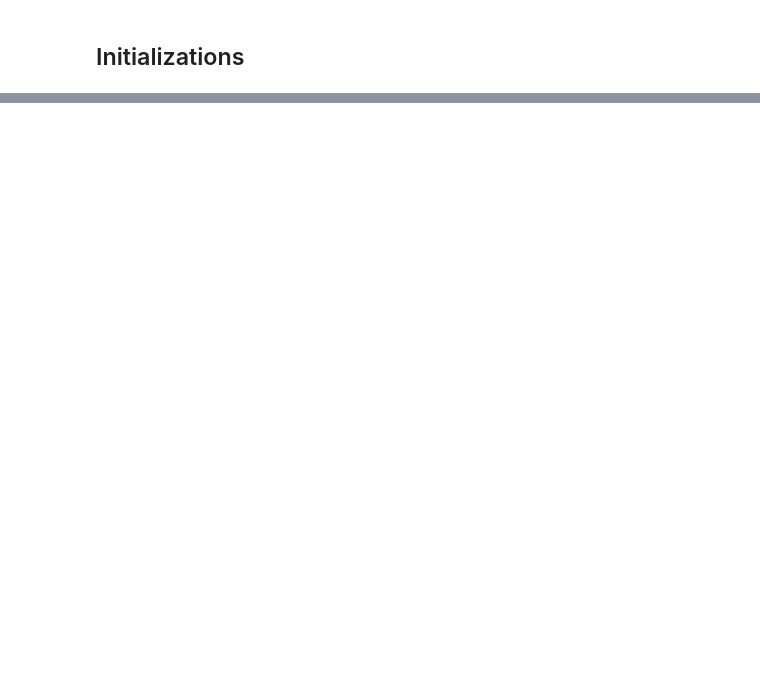
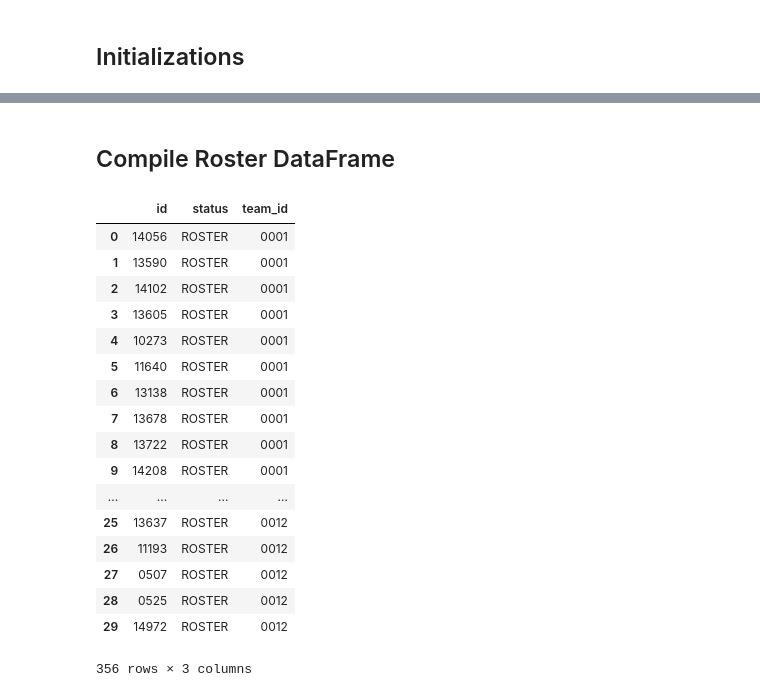
Before and after one commit to mmpatterson/Go-Bills, a Jupyter notebook: ipynb_files/api_connection.ipynb, the cells around one changed output, grey strips where cells are left out. Drawn from its saved outputs; the diff is of its cells as text; code cells hidden in the pictures; blank space fills up the shorter version.

```diff
--- a/ipynb_files/api_connection.ipynb
+++ b/ipynb_files/api_connection.ipynb
@@ -22,2 +23,15 @@ SyntaxError: invalid syntax (<ipython-input-14-54799eb50fa5>, line 2)
+# %%
+full_url = url + '/' + year + '/' + impexp
+# %%
+params = {
+#     'USERNAME': username,
+#     'PASSWORD': password,
+    'L': league_id,
+    'TYPE':rosters,
+    'JSON':1
+#     'FRANCHISE_ID': franchise_id
+
+}
 # %%
-requests.get(f'https://api.myfantasyleague.com/2020/login?USERNAME={username}&PASSWORD={password}&XML=1').json()
+# requests.get(f'https://api.myfantasyleague.com/2020/login?USERNAME={username}&PASSWORD={password}&XML=1').json()
+request = requests.get(full_url, params = params)
@@ -41,0 +38,6 @@ JSONDecodeError: Expecting value: line 1 column 1 (char 0)
+# %%
+request.json()
+
+
+team_rosters = request.json()['rosters']['franchise']
+team_rosters
@@ -41,0 +62,29 @@ JSONDecodeError: Expecting value: line 1 column 1 (char 0)
+# %% [markdown]
+## Compile Roster DataFrame
+# %%
+roster_df = pd.DataFrame()
+for team in team_rosters:
+    team_id = team['id']
+    team_df = pd.DataFrame(team['player'])
+    team_df['team_id'] = team_id
+    roster_df = roster_df.append(team_df)
+roster_df
+# %% [output]
+|  | id | status | team_id |
+| 0 | 14056 | ROSTER | 0001 |
+| 1 | 13590 | ROSTER | 0001 |
+| 2 | 14102 | ROSTER | 0001 |
+| 3 | 13605 | ROSTER | 0001 |
+| 4 | 10273 | ROSTER | 0001 |
+| 5 | 11640 | ROSTER | 0001 |
+| 6 | 13138 | ROSTER | 0001 |
+| 7 | 13678 | ROSTER | 0001 |
+| 8 | 13722 | ROSTER | 0001 |
+| 9 | 14208 | ROSTER | 0001 |
+| ... | ... | ... | ... |
+| 25 | 13637 | ROSTER | 0012 |
+| 26 | 11193 | ROSTER | 0012 |
+| 27 | 0507 | ROSTER | 0012 |
+| 28 | 0525 | ROSTER | 0012 |
+| 29 | 14972 | ROSTER | 0012 |
+356 rows × 3 columns
```
Also changed, not shown: parts of 22 cells of this notebook, 26 other files.
